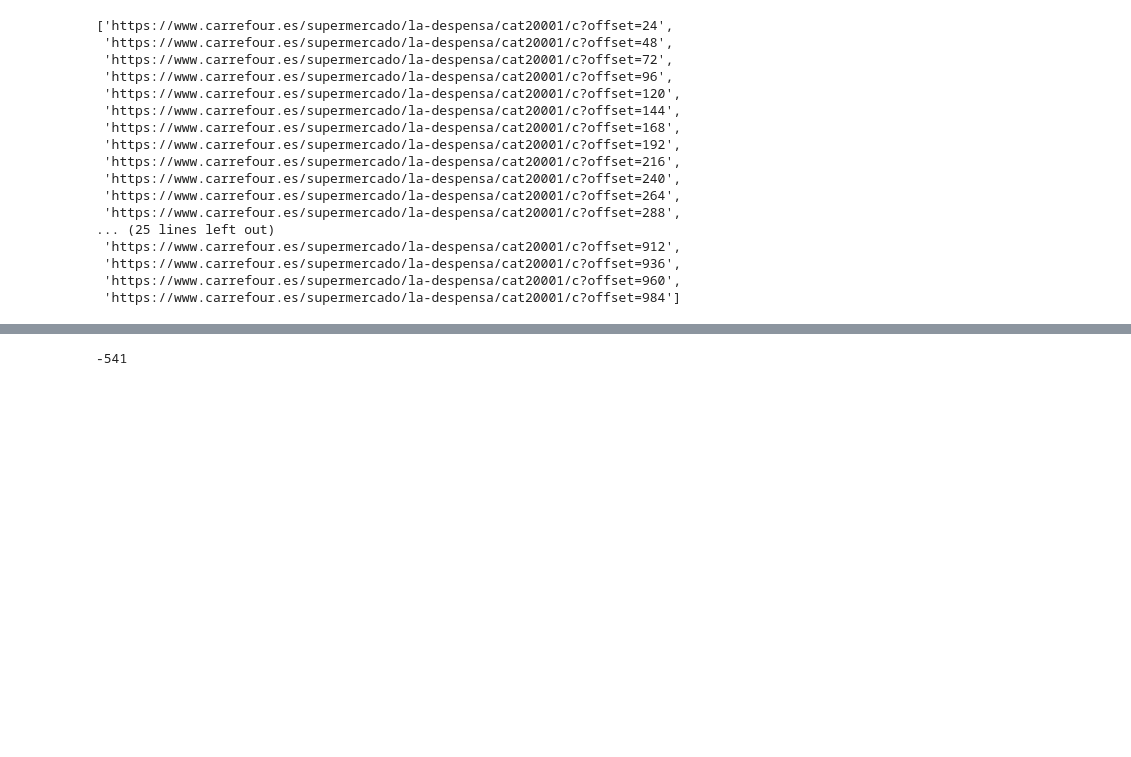
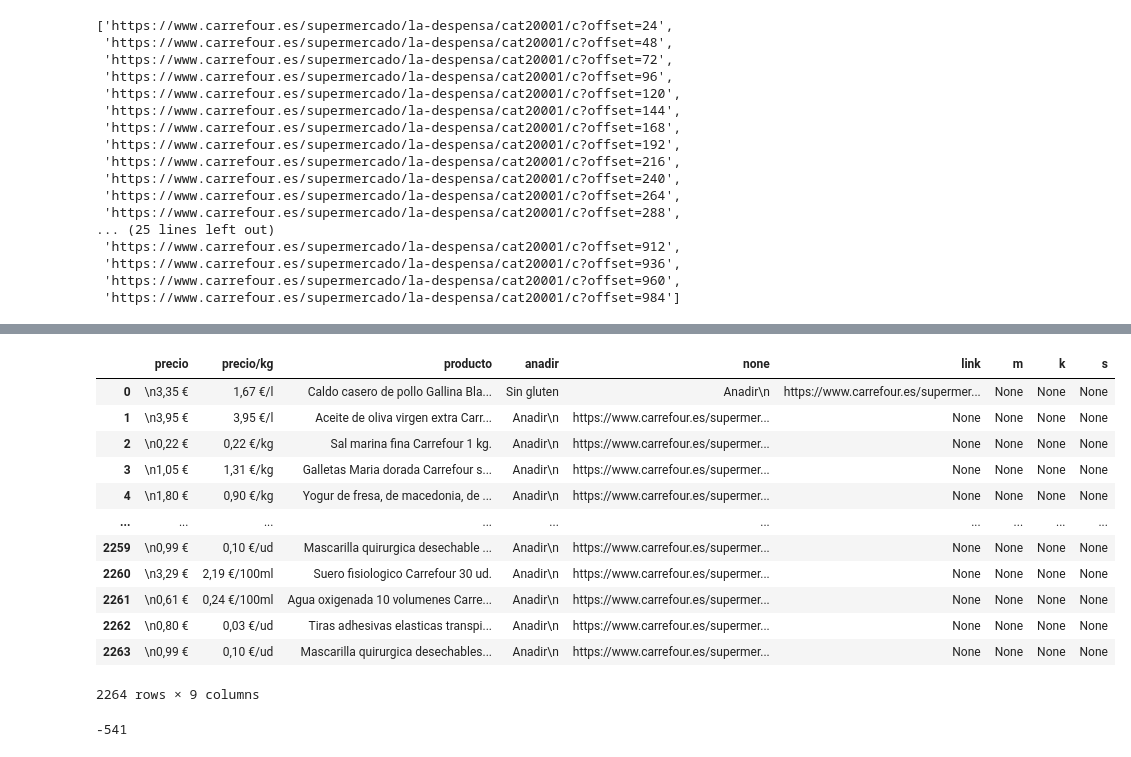
Before and after one commit to silviarico/Mi-Super-Cheap, a Jupyter notebook: Carrefour_8dic.ipynb, the cells around one changed output, grey strips where cells are left out. Cells and saved outputs as stored; diff of their text form; code cells hidden in the pictures; blank space fills up the shorter version.

```diff
--- a/Carrefour_8dic.ipynb
+++ b/Carrefour_8dic.ipynb
@@ -163,2 +171,10 @@ lista_productos
 # %%
 df = pd.DataFrame(lista_productos, columns = ['precio','precio/kg','producto','anadir','none','link','m',"k","s"])
+# %%
+df_updated = df.replace(to_replace ='[ó]', value = 'o', regex = True)
+df_updated = df_updated.replace(to_replace ='[á]', value = 'a', regex = True)
+df_updated = df_updated.replace(to_replace ='[é]', value = 'e', regex = True)
+df_updated = df_updated.replace(to_replace ='[ó]', value = 'o', regex = True)
+df_updated = df_updated.replace(to_replace ='[í]', value = 'i', regex = True)
+df_updated = df_updated.replace(to_replace ='[ú]', value = 'u', regex = True)
+df_updated = df_updated.replace(to_replace ='[ñ]', value = 'n', regex = True)
@@ -165,3 +183,19 @@ df = pd.DataFrame(lista_productos, columns = ['precio','precio/kg','producto','a
+# %%
+df_updated
+# %% [output]
+|  | precio | precio/kg | producto | anadir | none | link | m | k | s |
+| 0 | \n3,35 € | 1,67 €/l | Caldo casero de pollo Gallina Bla... | Sin gluten | Anadir\n | https://www.carrefour.es/supermer... | None | None | None |
+| 1 | \n3,95 € | 3,95 €/l | Aceite de oliva virgen extra Carr... | Anadir\n | https://www.carrefour.es/supermer... | None | None | None | None |
+| 2 | \n0,22 € | 0,22 €/kg | Sal marina fina Carrefour 1 kg. | Anadir\n | https://www.carrefour.es/supermer... | None | None | None | None |
+| 3 | \n1,05 € | 1,31 €/kg | Galletas Maria dorada Carrefour s... | Anadir\n | https://www.carrefour.es/supermer... | None | None | None | None |
+| 4 | \n1,80 € | 0,90 €/kg | Yogur de fresa, de macedonia, de ... | Anadir\n | https://www.carrefour.es/supermer... | None | None | None | None |
+| ... | ... | ... | ... | ... | ... | ... | ... | ... | ... |
+| 2259 | \n0,99 € | 0,10 €/ud | Mascarilla quirurgica desechable ... | Anadir\n | https://www.carrefour.es/supermer... | None | None | None | None |
+| 2260 | \n3,29 € | 2,19 €/100ml | Suero fisiologico Carrefour 30 ud. | Anadir\n | https://www.carrefour.es/supermer... | None | None | None | None |
+| 2261 | \n0,61 € | 0,24 €/100ml | Agua oxigenada 10 volumenes Carre... | Anadir\n | https://www.carrefour.es/supermer... | None | None | None | None |
+| 2262 | \n0,80 € | 0,03 €/ud | Tiras adhesivas elasticas transpi... | Anadir\n | https://www.carrefour.es/supermer... | None | None | None | None |
+| 2263 | \n0,99 € | 0,10 €/ud | Mascarilla quirurgica desechables... | Anadir\n | https://www.carrefour.es/supermer... | None | None | None | None |
+2264 rows × 9 columns
 # %%
 nueve=[]
 for i in lista_productos:
```
Also changed, not shown: parts of 9 cells of this notebook, 9 other files.
